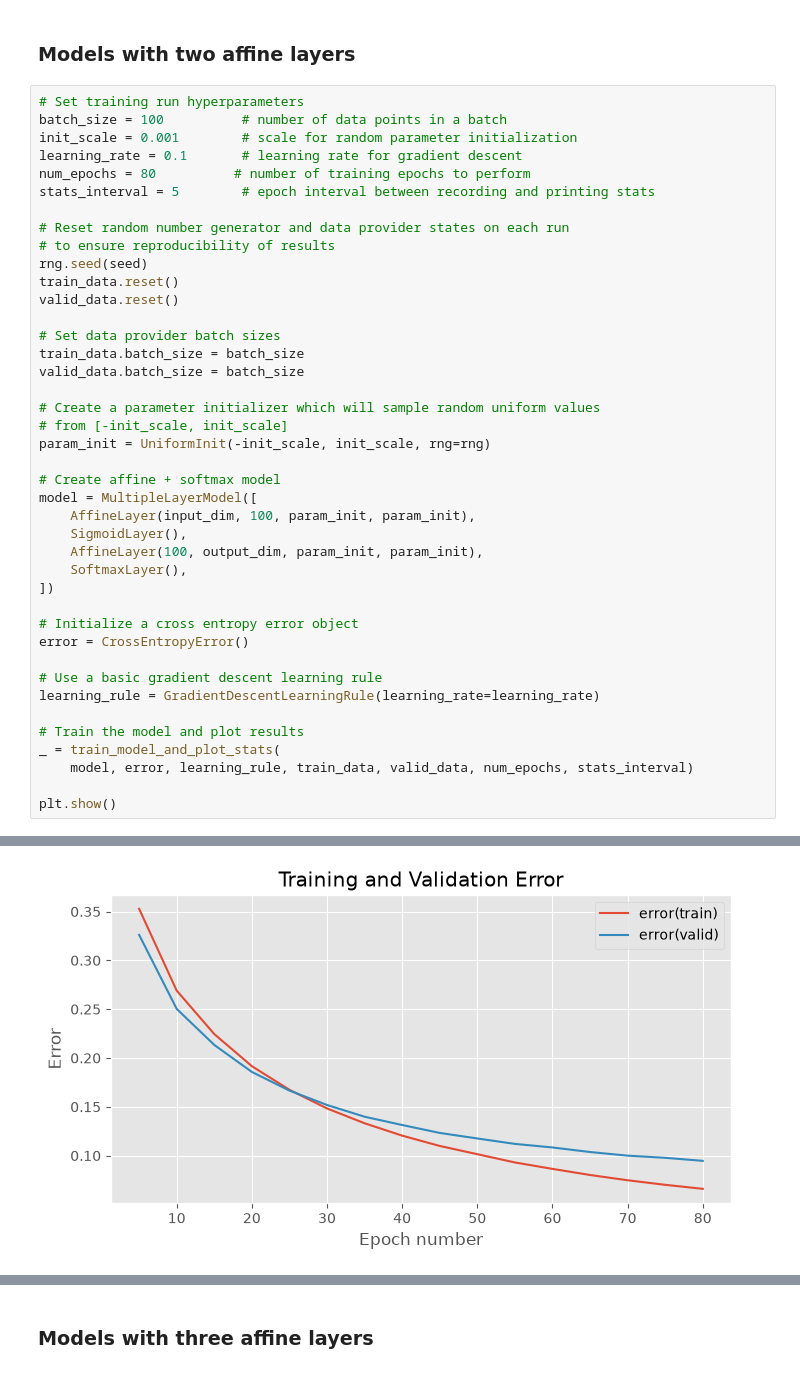
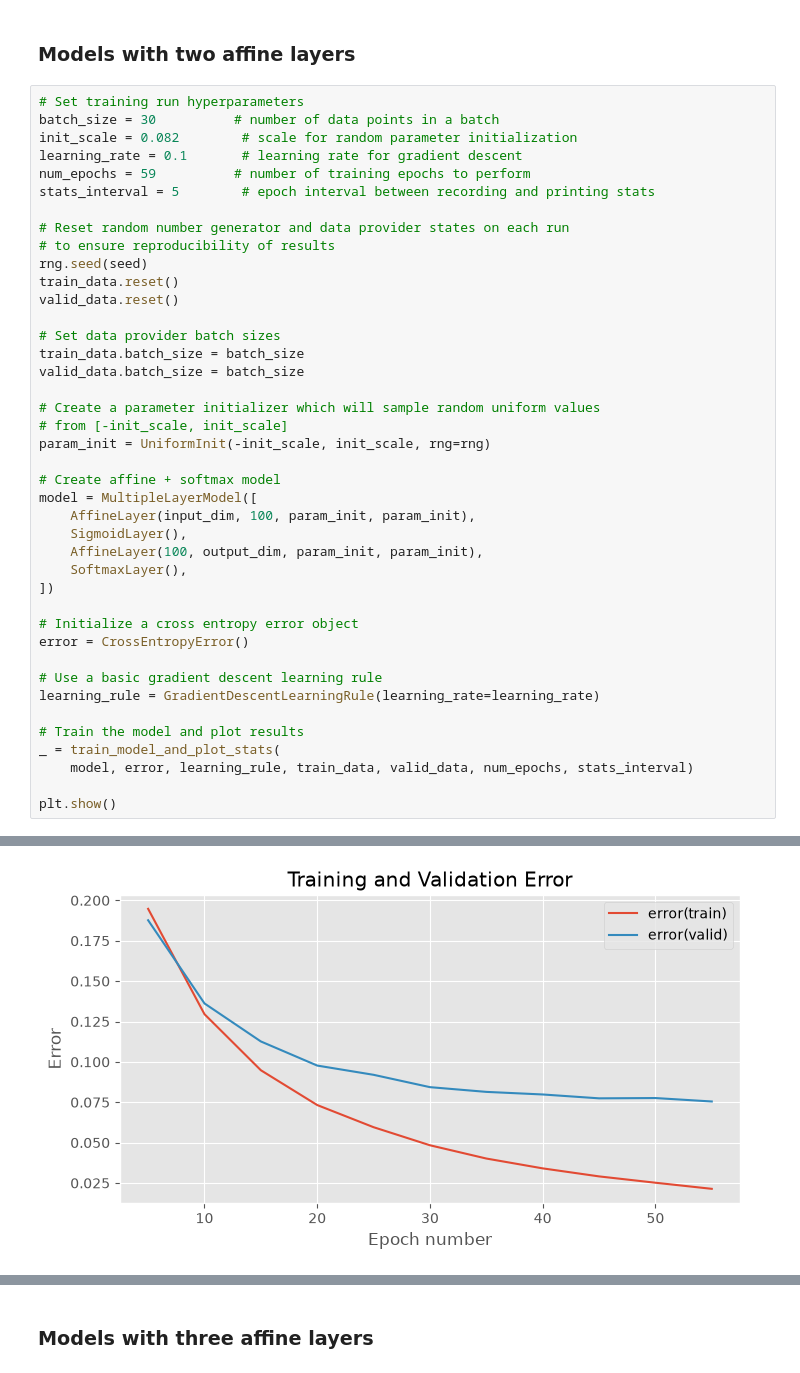
Before and after one commit to Mufalando/mlpractical, a Jupyter notebook: notebooks/03_Multiple_layer_models.ipynb, the cells around one changed output, grey strips where cells are left out. Saved outputs shown, nothing was run; the diff lists cells and outputs as text.

```diff
--- a/notebooks/03_Multiple_layer_models.ipynb
+++ b/notebooks/03_Multiple_layer_models.ipynb
@@ -674,10 +710,10 @@ logger.handlers = [logging.NullHandler()]
 ### Models with two affine layers
 # %%
 # Set training run hyperparameters
-batch_size = 100          # number of data points in a batch
-init_scale = 0.001        # scale for random parameter initialization
+batch_size = 30          # number of data points in a batch
+init_scale = 0.082        # scale for random parameter initialization
 learning_rate = 0.1       # learning rate for gradient descent
-num_epochs = 80          # number of training epochs to perform
+num_epochs = 59          # number of training epochs to perform
 stats_interval = 5        # epoch interval between recording and printing stats
 
 # Reset random number generator and data provider states on each run
@@ -717 +770 @@ plt.show()
-[figure, old version]
+[figure, new version]
```
Also changed, not shown: parts of 10 cells of this notebook.
